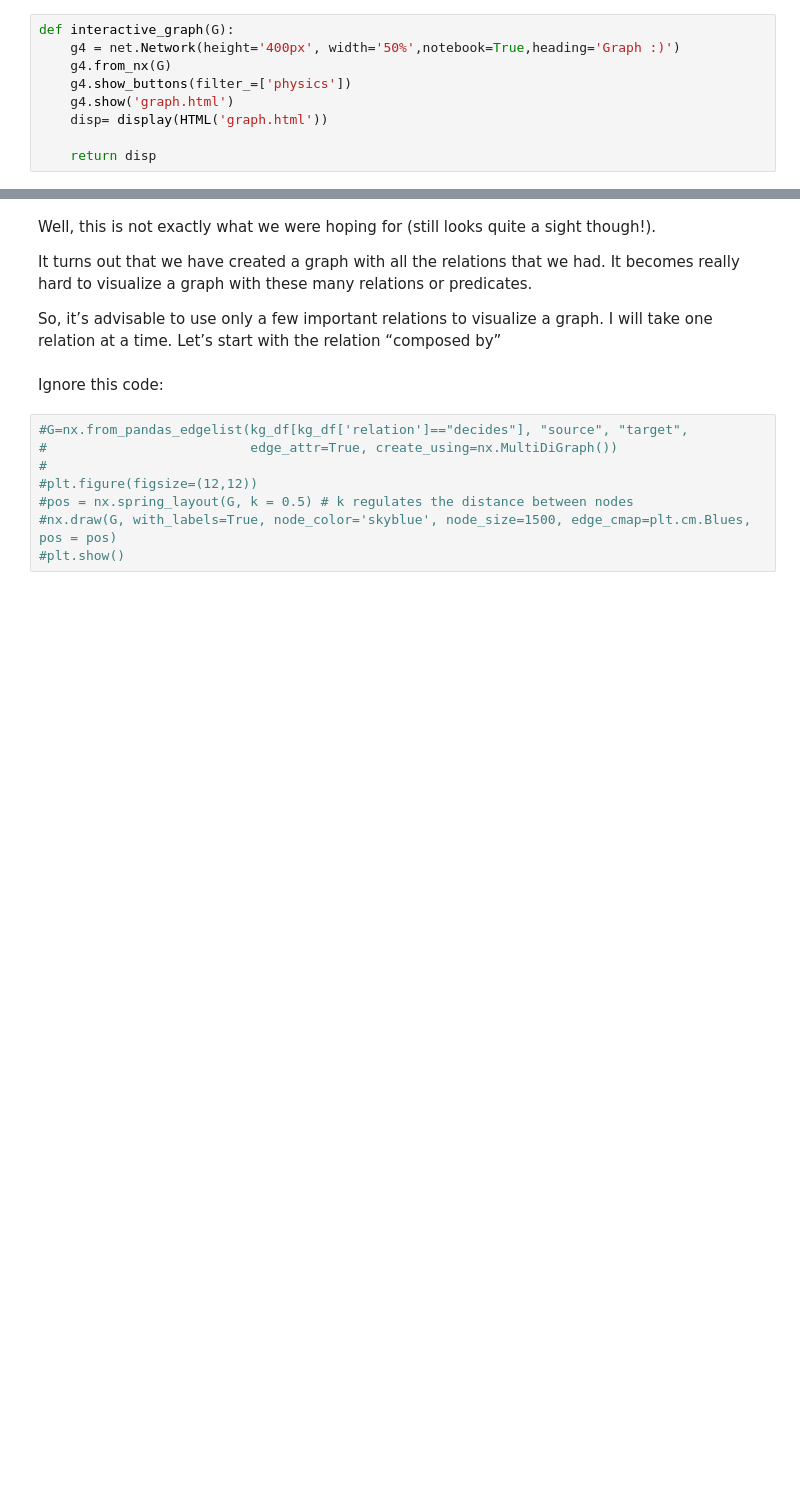
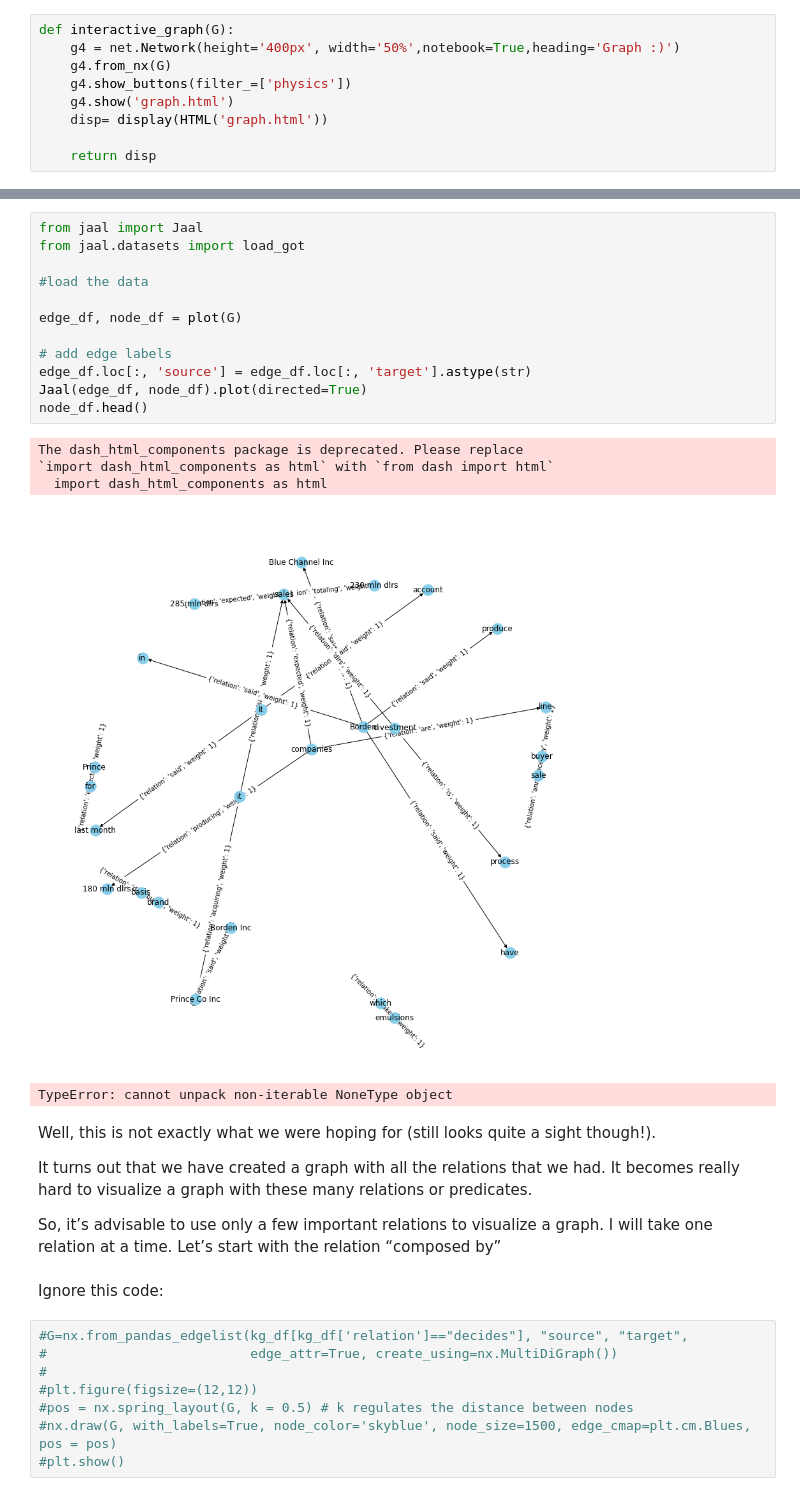
Before and after one commit to ujjwalk00/Entity_Recognition, a Jupyter notebook: graphs/networkx.ipynb, the cells around one changed output, grey strips where cells are left out. Saved outputs shown, nothing was run; the diff lists cells and outputs as text; blank space fills up the shorter version.

```diff
--- a/graphs/networkx.ipynb
+++ b/graphs/networkx.ipynb
@@ -123,3 +147,21 @@ interactive_graph(G)
+# %%
+from jaal import Jaal
+from jaal.datasets import load_got
+
+#load the data
+
+edge_df, node_df = plot(G)
+
+# add edge labels
+edge_df.loc[:, 'source'] = edge_df.loc[:, 'target'].astype(str)
+Jaal(edge_df, node_df).plot(directed=True)
+node_df.head()
+# %% [output]
+The dash_html_components package is deprecated. Please replace
+`import dash_html_components as html` with `from dash import html`
+  import dash_html_components as html
+[figure, added]
+TypeError: cannot unpack non-iterable NoneType object
 # %% [markdown]
 Well, this is not exactly what we were hoping for (still looks quite a sight though!).
 
```
Also changed, not shown: parts of 12 cells of this notebook, 6 other files.
